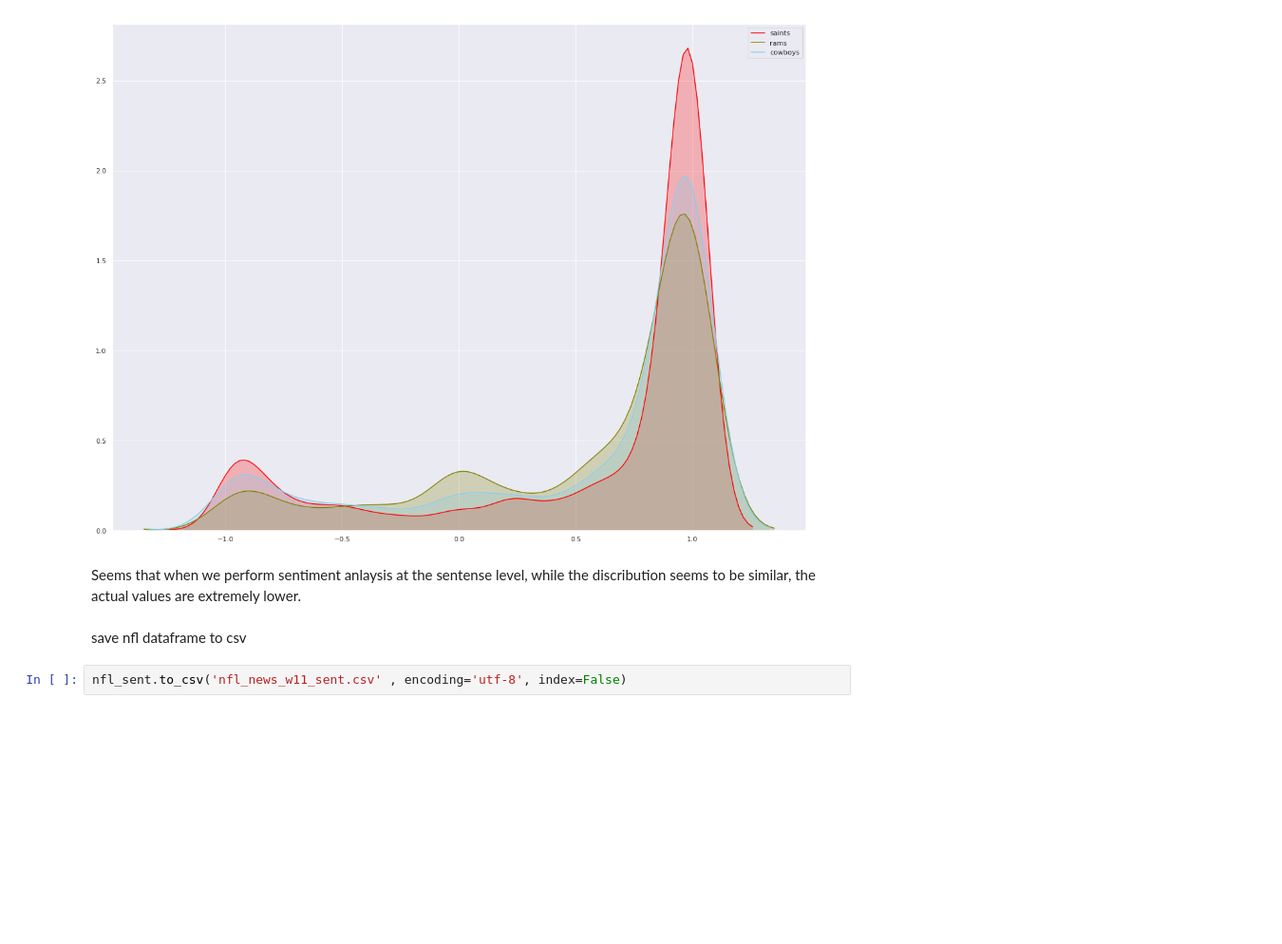
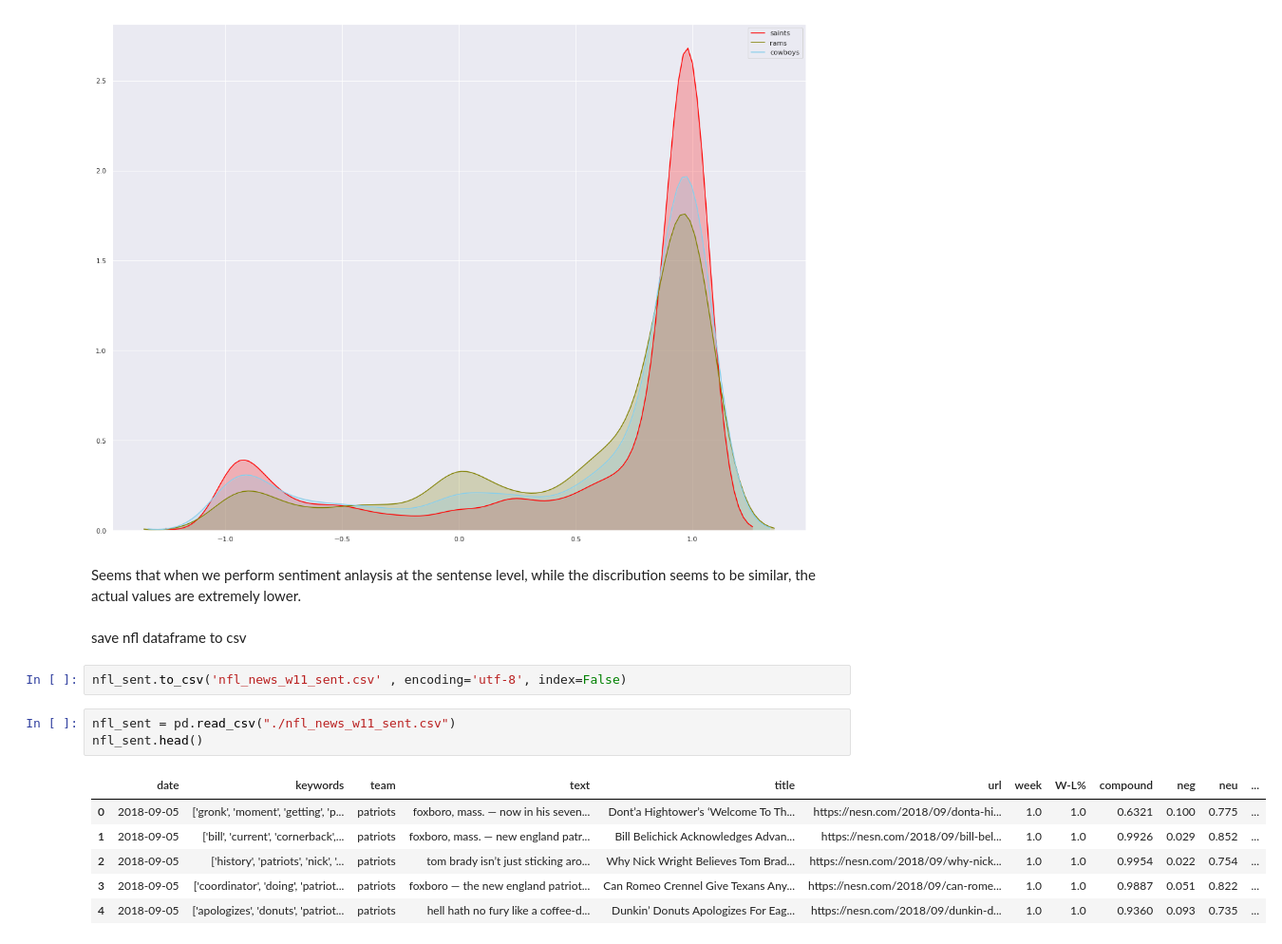
Before and after one commit to naivelogic/NFL-smarter-football, a Jupyter notebook: NFL News Analysis/NFL News Sentiment Analysis.ipynb, the cells around one changed output. Shown at 95% size. Drawn from its saved outputs; the diff is of its cells as text; blank space fills up the shorter version.

```diff
--- a/NFL News Analysis/NFL News Sentiment Analysis.ipynb
+++ b/NFL News Analysis/NFL News Sentiment Analysis.ipynb
@@ -311,3 +311,13 @@ Seems that when we perform sentiment anlaysis at the sentense level, while the d
 save nfl dataframe to csv
 # %%
 nfl_sent.to_csv('nfl_news_w11_sent.csv' , encoding='utf-8', index=False)
+# %%
+nfl_sent = pd.read_csv("./nfl_news_w11_sent.csv")
+nfl_sent.head()
+# %% [output]
+|  | date | keywords | team | text | title | url | week | W-L% | compound | neg | neu | ... |
+| 0 | 2018-09-05 | ['gronk', 'moment', 'getting', 'p... | patriots | foxboro, mass. — now in his seven... | Dont’a Hightower’s ‘Welcome To Th... | https://nesn.com/2018/09/donta-hi... | 1.0 | 1.0 | 0.6321 | 0.100 | 0.775 | ... |
+| 1 | 2018-09-05 | ['bill', 'current', 'cornerback',... | patriots | foxboro, mass. — new england patr... | Bill Belichick Acknowledges Advan... | https://nesn.com/2018/09/bill-bel... | 1.0 | 1.0 | 0.9926 | 0.029 | 0.852 | ... |
+| 2 | 2018-09-05 | ['history', 'patriots', 'nick', '... | patriots | tom brady isn’t just sticking aro... | Why Nick Wright Believes Tom Brad... | https://nesn.com/2018/09/why-nick... | 1.0 | 1.0 | 0.9954 | 0.022 | 0.754 | ... |
+| 3 | 2018-09-05 | ['coordinator', 'doing', 'patriot... | patriots | foxboro — the new england patriot... | Can Romeo Crennel Give Texans Any... | https://nesn.com/2018/09/can-rome... | 1.0 | 1.0 | 0.9887 | 0.051 | 0.822 | ... |
+| 4 | 2018-09-05 | ['apologizes', 'donuts', 'patriot... | patriots | hell hath no fury like a coffee-d... | Dunkin’ Donuts Apologizes For Eag... | https://nesn.com/2018/09/dunkin-d... | 1.0 | 1.0 | 0.9360 | 0.093 | 0.735 | ... |
```
Also changed, not shown: parts of 1 cell of this notebook.
